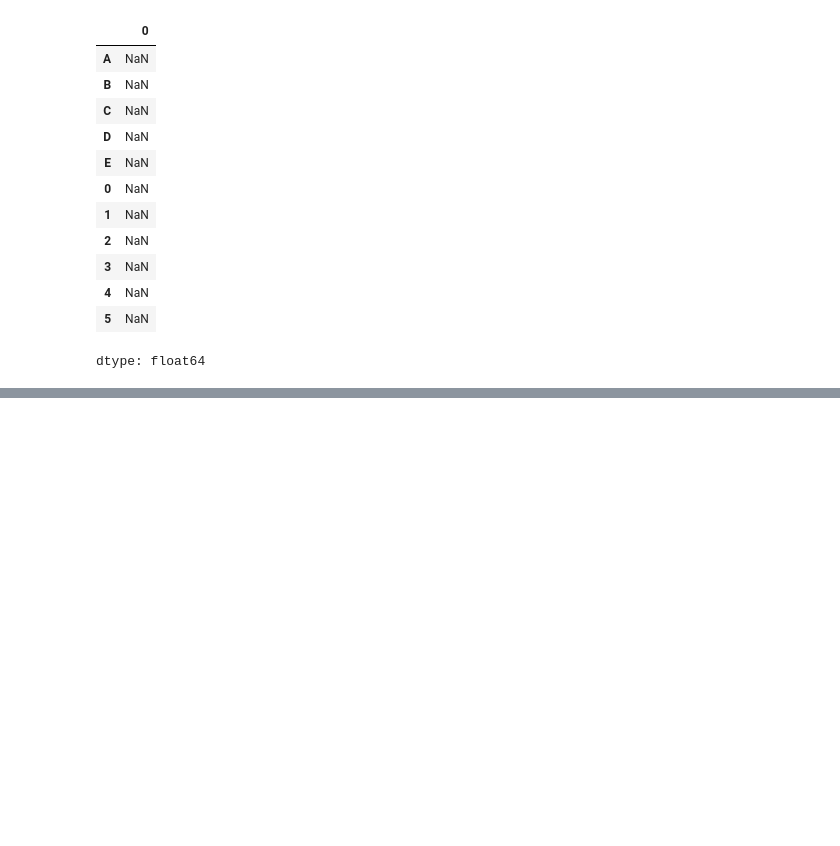
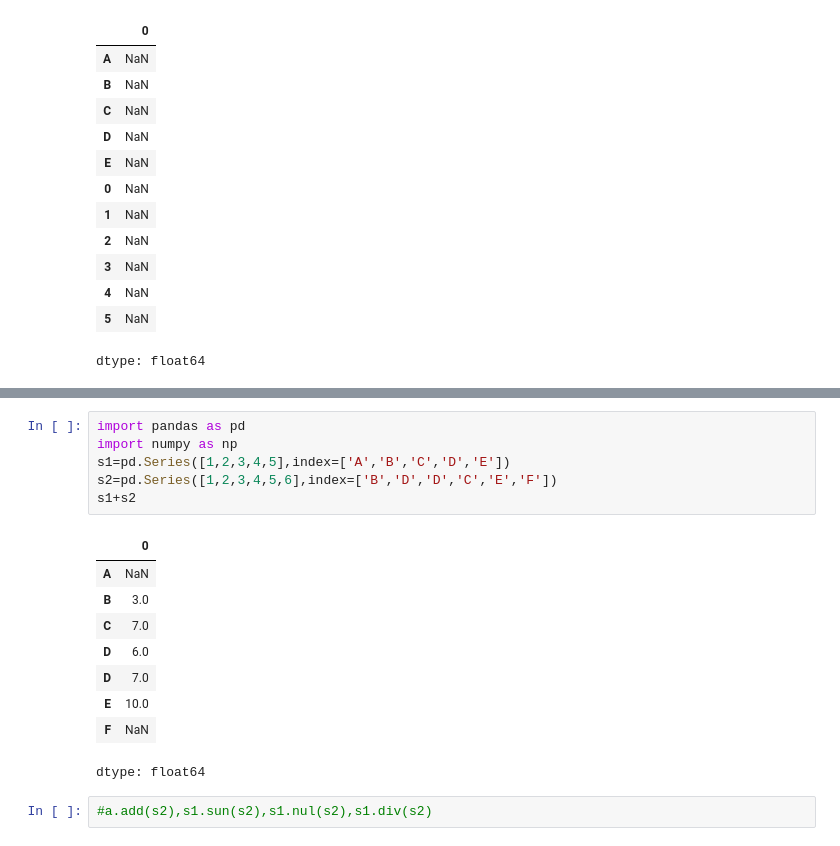
Before and after one commit to ramnagella/Demo, a Jupyter notebook: DA_Day3.ipynb, the cells around one changed output, grey strips where cells are left out. Drawn from its saved outputs; the diff is of its cells as text; blank space fills up the shorter version.

```diff
--- a/DA_Day3.ipynb
+++ b/DA_Day3.ipynb
@@ -282,0 +298,18 @@ dtype: float64
+# %%
+import pandas as pd
+import numpy as np
+s1=pd.Series([1,2,3,4,5],index=['A','B','C','D','E'])
+s2=pd.Series([1,2,3,4,5,6],index=['B','D','D','C','E','F'])
+s1+s2
+# %% [output]
+|  | 0 |
+| A | NaN |
+| B | 3.0 |
+| C | 7.0 |
+| D | 6.0 |
+| D | 7.0 |
+| E | 10.0 |
+| F | NaN |
+dtype: float64
+# %%
+#a.add(s2),s1.sun(s2),s1.nul(s2),s1.div(s2)
```
Also changed, not shown: parts of 10 cells of this notebook.
